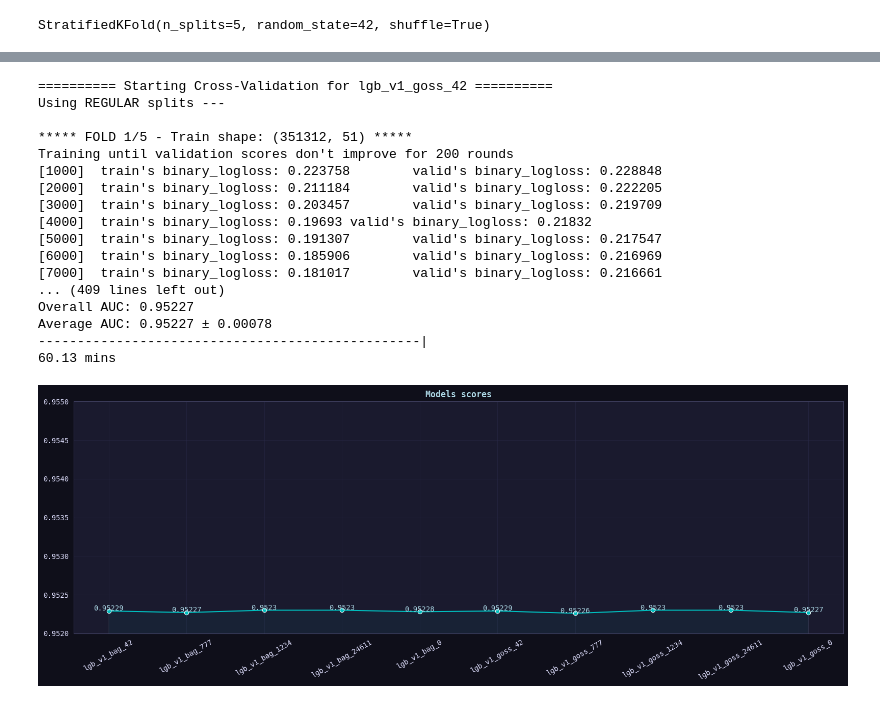
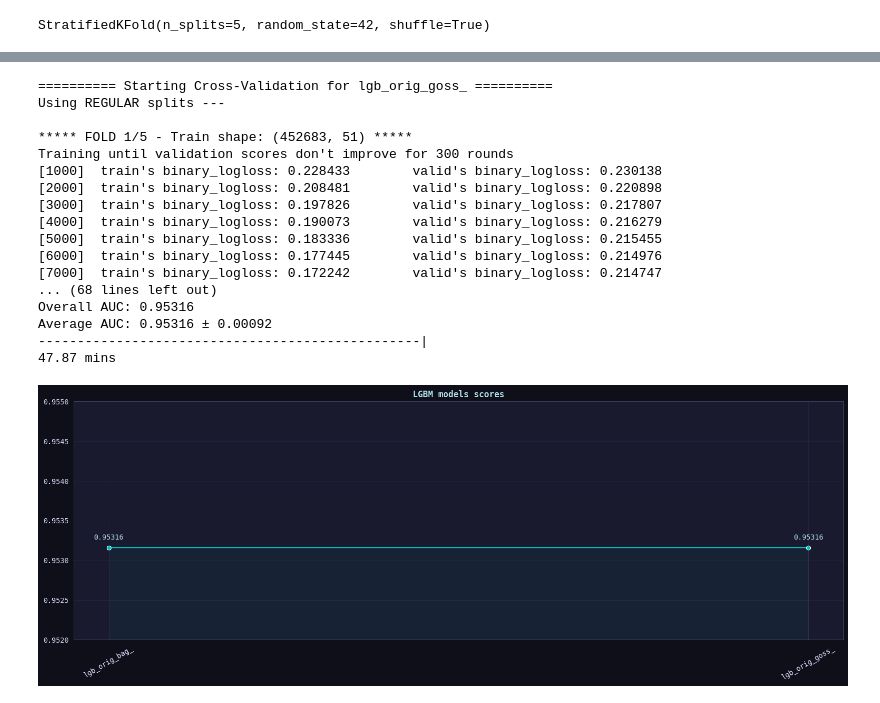
Before and after one commit to coded-sly/ps6e5-F1-PitStop, a Jupyter notebook: ps6e5-lgb-95125-f1-pit.ipynb, the cells around one changed output, grey strips where cells are left out. Cells and saved outputs as stored; diff of their text form; code cells hidden in the pictures.

```diff
--- a/ps6e5-lgb-95125-f1-pit.ipynb
+++ b/ps6e5-lgb-95125-f1-pit.ipynb
@@ -1053,13 +1089,11 @@ print('⚙️⚙️ Training function ready ⚙️⚙️')
 # %%
-version_name = 'lgb_v1_'
+version_name = 'lgb_orig_'
 all_model_predictions = {}
 
-MULTI_SEEDS = [CFG.SEED, 777, 1234, 24611, 0]
-ALL_CATS = ['Compound', 'Race'] + ['Year', 'Stint']
+MULTI_SEEDS = [CFG.SEED] #, 777, 1234, 24611, 0]
+ALL_CATS = ['Compound', 'Race'] # + ['Year', 'Stint']
 
-N_SPLITS = 5
-kf = StratifiedKFold(n_splits=N_SPLITS, shuffle=True, random_state=CFG.SEED)
-
+kf = StratifiedKFold(n_splits=CFG.FOLDS, shuffle=True, random_state=CFG.SEED)
 kf
 # %% [output]
 StratifiedKFold(n_splits=5, random_state=42, shuffle=True)
@@ -1175,3 +1209,6 @@ StratifiedKFold(n_splits=5, random_state=42, shuffle=True)
 # plt.tight_layout()
 # plt.show()
 # print()
+# %%
+LR = 0.01
+LR
@@ -1182,7 +1221,7 @@ PARAMS = {
     # ---------------------------------
     'objective': 'binary',
     'eval_metric': 'auc',
-    'learning_rate': 0.01,
+    'learning_rate': LR,
     'max_depth': 7,
     'max_leaves': 127,
     'feature_fraction': 0.2,
@@ -1198,7 +1237,7 @@ PARAMS = {
 
 for value_ in MULTI_SEEDS:
     PARAMS['random_state'] = value_
-    n = f"{version_name}bag_" + str(value_)
+    n = f"{version_name}bag_" #+ str(value_)
     all_model_predictions[n] = Trainer_CV(
         model_name=n,
         params=PARAMS,
@@ -1239,7 +1299,7 @@ PARAMS = {
     # ---------------------------------
     'objective': 'binary',
     'eval_metric': 'auc',
-    'learning_rate': 0.01,
+    'learning_rate': LR,
     'max_depth': 7,
     'max_leaves': 127,
     'feature_fraction': 0.2,
@@ -1253,7 +1313,7 @@ PARAMS = {
 
 for value_ in MULTI_SEEDS:
     PARAMS['random_state'] = value_
-    n = f"{version_name}goss_" + str(value_)
+    n = f"{version_name}goss_" #+ str(value_)
     all_model_predictions[n] = Trainer_CV(
         model_name=n,
         params=PARAMS,
@@ -1265,46 +1325,46 @@ for value_ in MULTI_SEEDS:
         cats=ALL_CATS,
     )
 # %% [output]
-========== Starting Cross-Validation for lgb_v1_goss_42 ==========
+========== Starting Cross-Validation for lgb_orig_goss_ ==========
 Using REGULAR splits ---
 
-***** FOLD 1/5 - Train shape: (351312, 51) *****
-Training until validation scores don't improve for 200 rounds
-[1000]  train's binary_logloss: 0.223758        valid's binary_logloss: 0.228848
-[2000]  train's binary_logloss: 0.211184        valid's binary_logloss: 0.222205
-[3000]  train's binary_logloss: 0.203457        valid's binary_logloss: 0.219709
-[4000]  train's binary_logloss: 0.19693 valid's binary_logloss: 0.21832
-[5000]  train's binary_logloss: 0.191307        valid's binary_logloss: 0.217547
-[6000]  train's binary_logloss: 0.185906        valid's binary_logloss: 0.216969
-[7000]  train's binary_logloss: 0.181017        valid's binary_logloss: 0.216661
-... (409 lines left out)
-Overall AUC: 0.95227
-Average AUC: 0.95227 ± 0.00078
+***** FOLD 1/5 - Train shape: (452683, 51) *****
+Training until validation scores don't improve for 300 rounds
+[1000]  train's binary_logloss: 0.228433        valid's binary_logloss: 0.230138
+[2000]  train's binary_logloss: 0.208481        valid's binary_logloss: 0.220898
+[3000]  train's binary_logloss: 0.197826        valid's binary_logloss: 0.217807
+[4000]  train's binary_logloss: 0.190073        valid's binary_logloss: 0.216279
+[5000]  train's binary_logloss: 0.183336        valid's binary_logloss: 0.215455
+[6000]  train's binary_logloss: 0.177445        valid's binary_logloss: 0.214976
+[7000]  train's binary_logloss: 0.172242        valid's binary_logloss: 0.214747
+... (68 lines left out)
+Overall AUC: 0.95316
+Average AUC: 0.95316 ± 0.00092
 -------------------------------------------------|
-60.13 mins
+47.87 mins
 # %%
 ## -- Get Scores --
 all_model_scores = {}
 all_scores = []
 
 for k, v in all_model_predictions.items():
     for x, y in v.items():
         if x == 'score':
             all_model_scores[k] = y
             all_scores.append(float(y))
 
 plt.figure(figsize=(16, 6))
 ax = sns.lineplot(all_model_scores, marker='o')
 
 ax.fill_between(range(len(all_model_scores)), all_model_scores.values(), alpha=0.05)
-ax.set_title('Models scores', fontweight='semibold')
+ax.set_title('LGBM models scores', fontweight='semibold')
 ax.tick_params('x', rotation=30)
 ax.set_ylim(0.952, 0.955)
 
 for i, s in enumerate(all_model_scores.values()):
-    ax.text(float(i), s+4e-6, s, ha='center', va='baseline')
+    ax.text(float(i), s+1e-4, s, ha='center', va='baseline')
 
 plt.tight_layout()
 plt.show()
 # %% [output]
-[figure, old version]
+[figure, new version]
```
Also changed, not shown: parts of 14 cells of this notebook.
